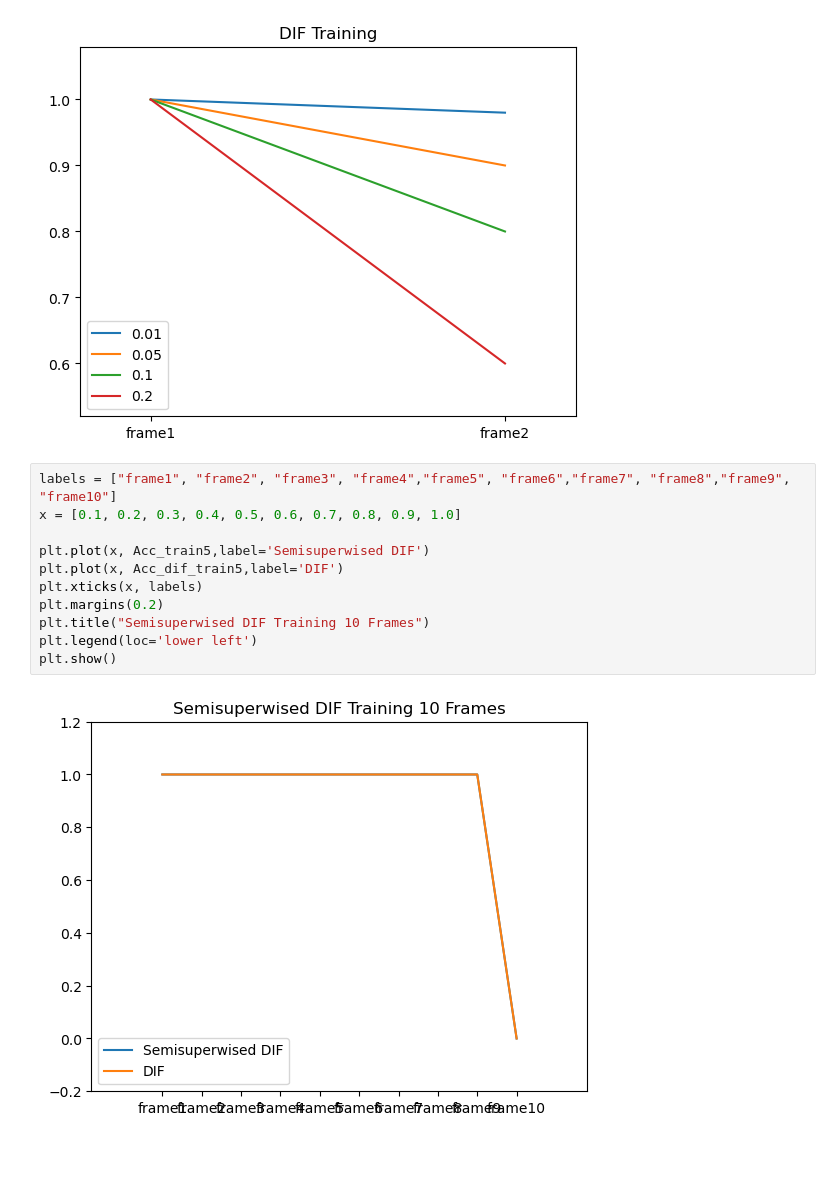
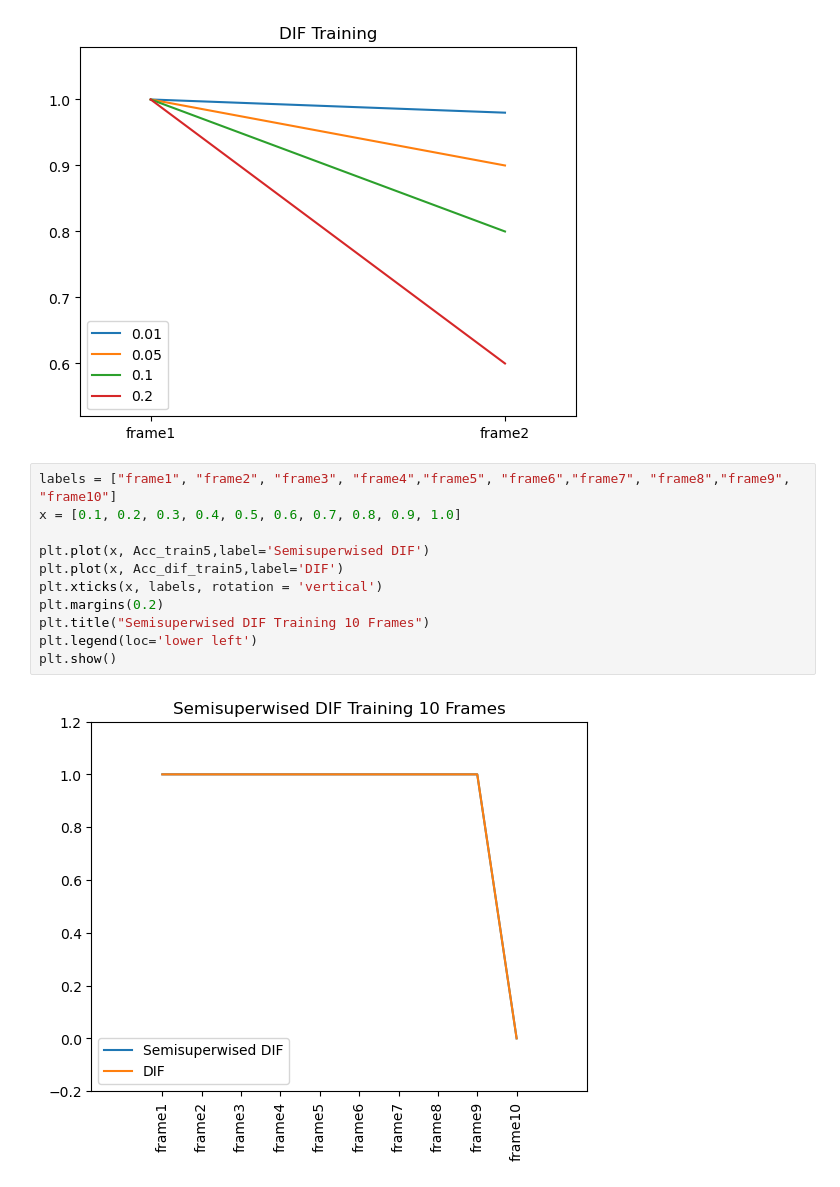
Before and after one commit to Dhavan-Shah/Visualising-Deep-Learning-Based-Outlier-Detection, a Jupyter notebook: comparison/With ROC and DIF/ComparisionDIFvsDIF.ipynb, the cells around one changed output. Drawn from its saved outputs; the diff is of its cells as text; blank space fills up the shorter version.

```diff
--- a/comparison/With ROC and DIF/ComparisionDIFvsDIF.ipynb
+++ b/comparison/With ROC and DIF/ComparisionDIFvsDIF.ipynb
@@ -151,16 +151,16 @@ plt.show()
 # %%
 labels = ["frame1", "frame2", "frame3", "frame4","frame5", "frame6","frame7", "frame8","frame9", "frame10"]
 x = [0.1, 0.2, 0.3, 0.4, 0.5, 0.6, 0.7, 0.8, 0.9, 1.0]
 
 plt.plot(x, Acc_train5,label='Semisuperwised DIF')
 plt.plot(x, Acc_dif_train5,label='DIF')
-plt.xticks(x, labels)
+plt.xticks(x, labels, rotation = 'vertical')
 plt.margins(0.2)
 plt.title("Semisuperwised DIF Training 10 Frames")
 plt.legend(loc='lower left')
 plt.show()
 # %% [output]
-[figure, old version]
+[figure, new version]
 # %%
 labels = ["frame1", "frame2", "frame3", "frame4","frame5", "frame6","frame7", "frame8","frame9", "frame10"]
 x = [0.1, 0.2, 0.3, 0.4, 0.5, 0.6, 0.7, 0.8, 0.9, 1.0]
```
Also changed, not shown: parts of 3 cells of this notebook.
